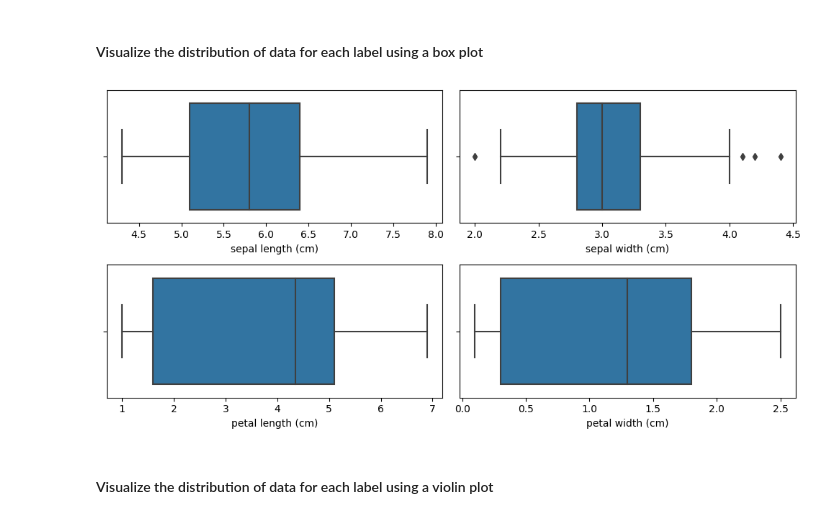
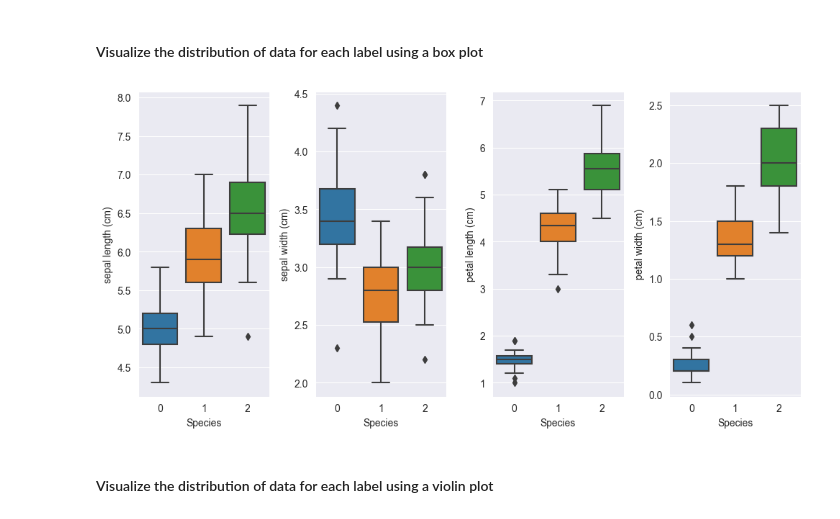
Before and after one commit to David-Jr/divic-ml-course-assignments, a Jupyter notebook: iris-data-analysis/iris-data-analysis.ipynb, the cells around one changed output. Saved outputs shown, nothing was run; the diff lists cells and outputs as text; code cells hidden in the pictures.

```diff
--- a/iris-data-analysis/iris-data-analysis.ipynb
+++ b/iris-data-analysis/iris-data-analysis.ipynb
@@ -240,17 +240,16 @@ plt.show()
 # %%
 import seaborn as sns
 
-fig, axes = plt.subplots(nrows=2, ncols=2, figsize=(10, 5))
-
-sns.boxplot(x='sepal length (cm)', data=xy, ax=axes[0, 0])
-sns.boxplot(x='sepal width (cm)', data=xy, ax=axes[0, 1])
-sns.boxplot(x='petal length (cm)', data=xy, ax=axes[1, 0])
-sns.boxplot(x='petal width (cm)', data=xy, ax=axes[1, 1])
+fig, axes = plt.subplots(nrows=1, ncols=4, figsize=(10, 5))
+sns.boxplot(x='Species', y='sepal length (cm)', data=xy, ax=axes[0])
+sns.boxplot(x='Species', y='sepal width (cm)', data=xy, ax=axes[1])
+sns.boxplot(x='Species', y='petal length (cm)', data=xy, ax=axes[2])
+sns.boxplot(x='Species', y='petal width (cm)', data=xy, ax=axes[3])
 
 plt.tight_layout()
 plt.show()
 # %% [output]
-[figure, old version]
+[figure, new version]
 # %% [markdown]
 #### Visualize the distribution of data for each label using a violin plot
 # %%
```
Also changed, not shown: parts of 14 cells of this notebook.
